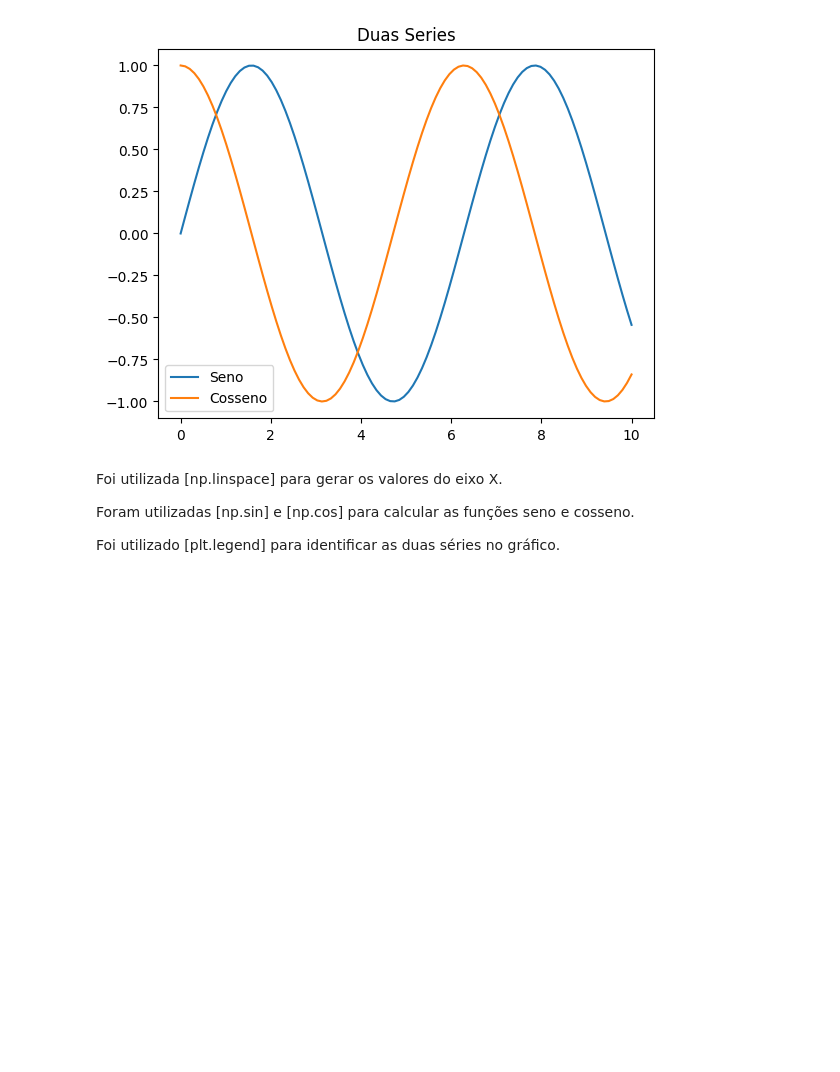
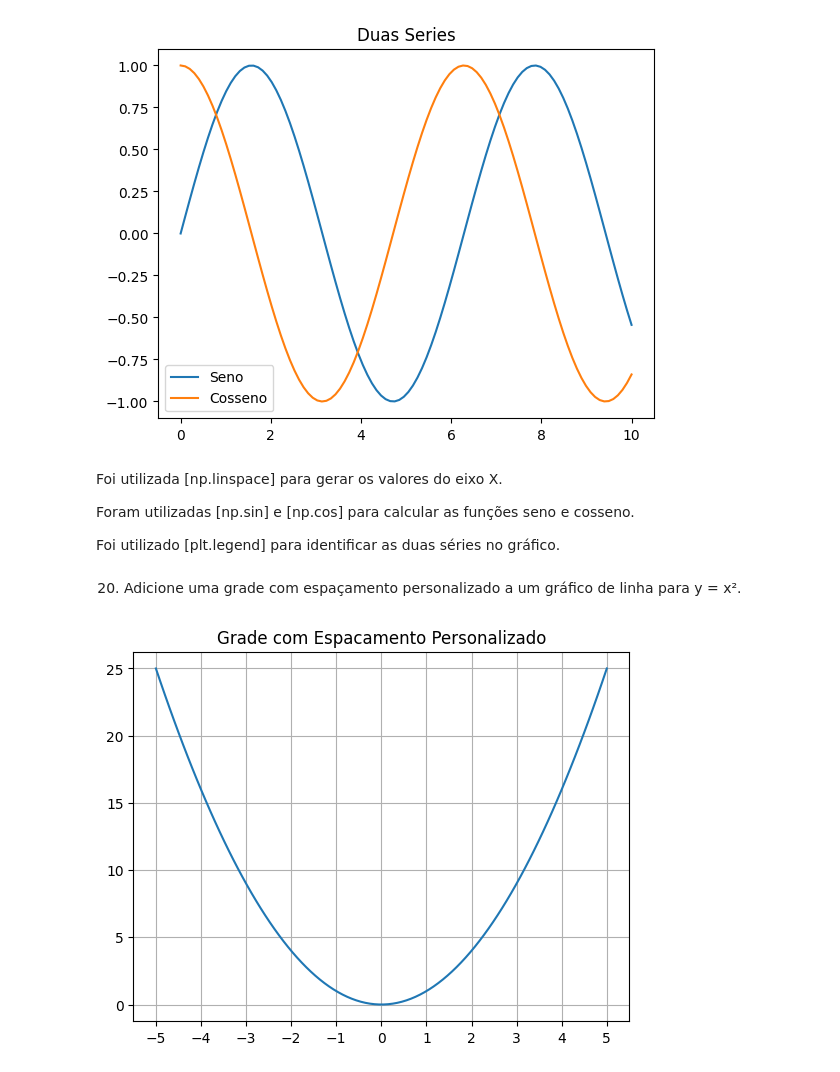
Before and after one commit to 76Falcone/AulasInteligenciaArtificial, a Jupyter notebook: ExercíciosBibliotecas_Python_Falcone_6B_Noturno.ipynb, the cells around one changed output. Drawn from its saved outputs; the diff is of its cells as text; code cells hidden in the pictures; blank space fills up the shorter version.

```diff
--- a/ExercíciosBibliotecas_Python_Falcone_6B_Noturno.ipynb
+++ b/ExercíciosBibliotecas_Python_Falcone_6B_Noturno.ipynb
@@ -2042,3 +2044,24 @@ Foi utilizada [np.linspace] para gerar os valores do eixo X.
 Foram utilizadas [np.sin] e [np.cos] para calcular as funções seno e cosseno.
 
 Foi utilizado [plt.legend] para identificar as duas séries no gráfico.
+# %% [markdown]
+20. Adicione uma grade com espaçamento personalizado a um gráfico de linha para y = x².
+# %%
+import matplotlib.pyplot as plt
+import numpy as np
+from matplotlib.ticker import MultipleLocator
+
+valoresX = np.linspace(-5, 5, 100)
+valoresY = valoresX**2
+
+figuraMatplotlib, eixoMatplotlib = plt.subplots()
+eixoMatplotlib.plot(valoresX, valoresY)
+
+eixoMatplotlib.xaxis.set_major_locator(MultipleLocator(1))
+eixoMatplotlib.yaxis.set_major_locator(MultipleLocator(5))
+
+plt.grid(True, which="both")
+plt.title("Grade com Espacamento Personalizado")
+plt.show()
+# %% [output]
+[figure, added]
```
Also changed, not shown: parts of 2 cells of this notebook.
